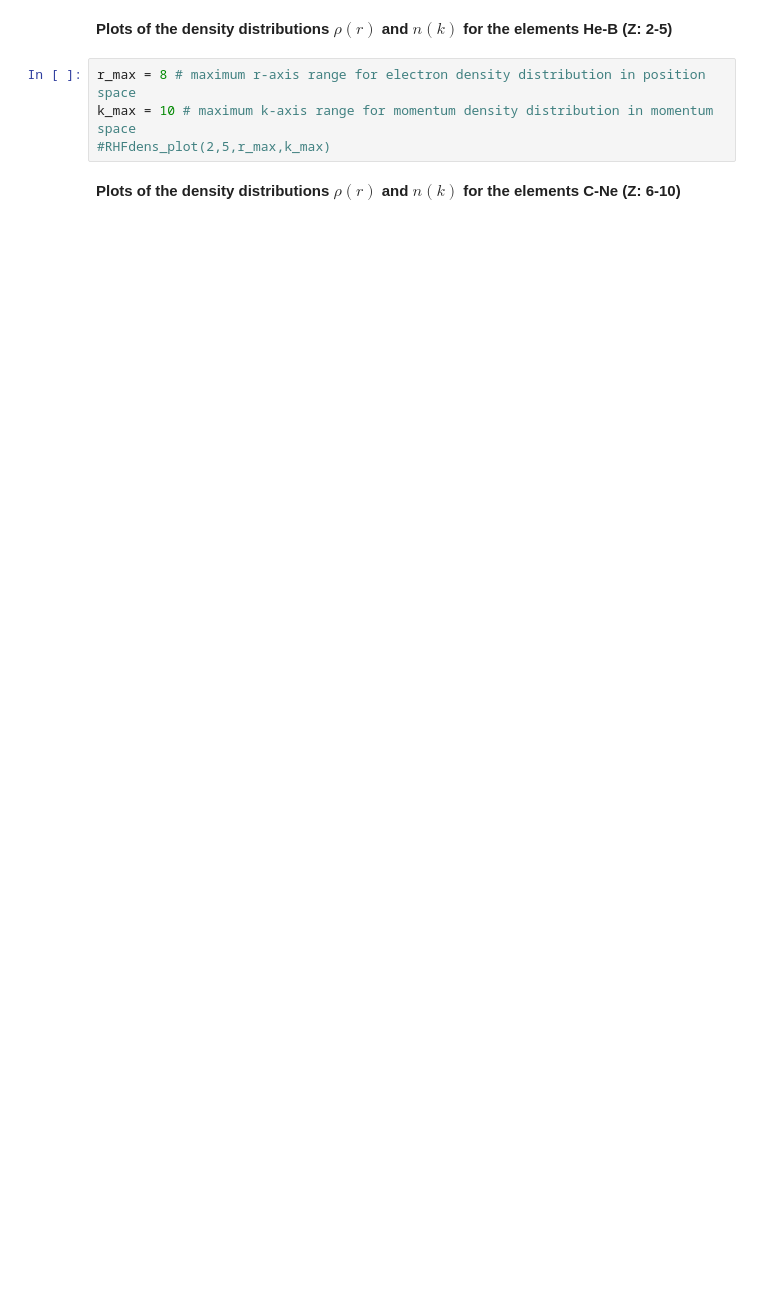
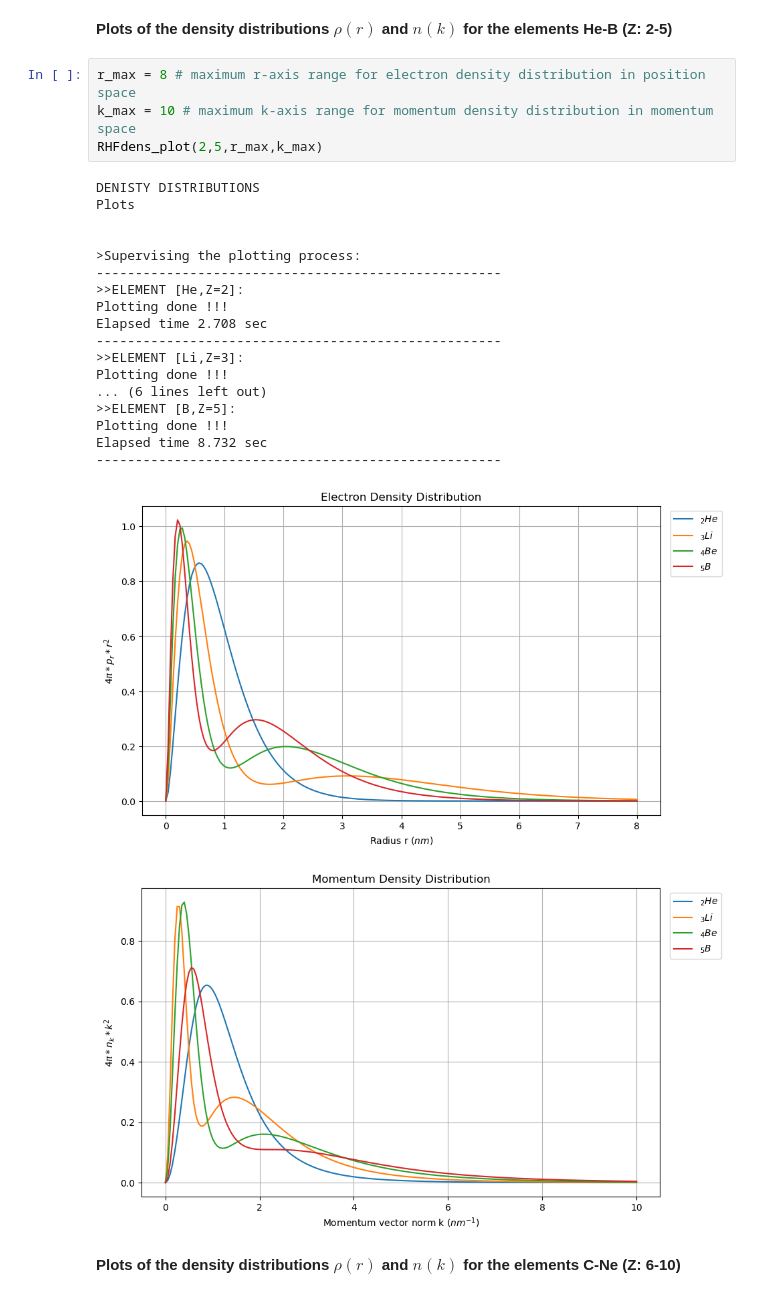
Before and after one commit to istergak/MSc-Computational-Physics-AUTH, a Jupyter notebook: Computational Quantum Physics/Final Project 1/FinalProject1_RHF.ipynb, the cells around one changed output. Drawn from its saved outputs; the diff is of its cells as text; blank space fills up the shorter version.

```diff
--- a/Computational Quantum Physics/Final Project 1/FinalProject1_RHF.ipynb
+++ b/Computational Quantum Physics/Final Project 1/FinalProject1_RHF.ipynb
@@ -924,7 +1055,27 @@ k_max = [25,4,8] # maximum k-axis range for 1s,2s,2p orbitals plots in momenutm
 # %%
 r_max = 8 # maximum r-axis range for electron density distribution in position space
 k_max = 10 # maximum k-axis range for momentum density distribution in momentum space
-#RHFdens_plot(2,5,r_max,k_max)
+RHFdens_plot(2,5,r_max,k_max)
+# %% [output]
+DENISTY DISTRIBUTIONS
+Plots
+
+
+>Supervising the plotting process:
+----------------------------------------------------
+>>ELEMENT [He,Z=2]:
+Plotting done !!!
+Elapsed time 2.708 sec
+----------------------------------------------------
+>>ELEMENT [Li,Z=3]:
+Plotting done !!!
+... (6 lines left out)
+>>ELEMENT [B,Z=5]:
+Plotting done !!!
+Elapsed time 8.732 sec
+----------------------------------------------------
+[figure, added]
+[figure, added]
 # %% [markdown]
 **Plots of the density distributions $ρ(r)$ and $n(k)$ for the elements C-Ne (Z: 6-10)**
 # %%
```
Also changed, not shown: parts of 7 cells of this notebook.
